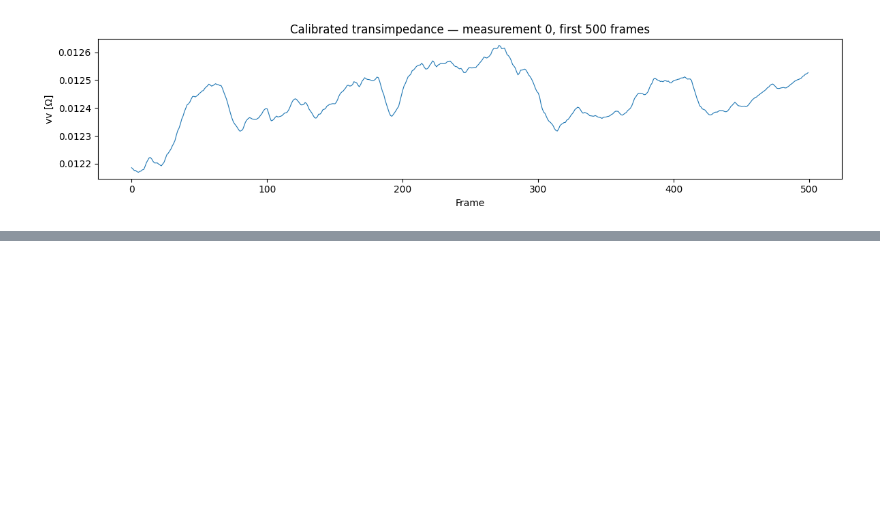
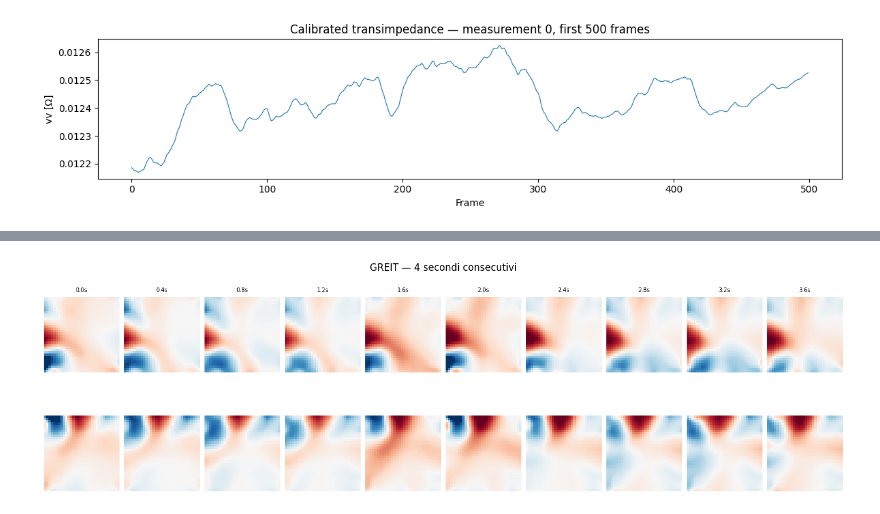
Before and after one commit to Kernel236/fastEIT, a Jupyter notebook: notebooks/03_eit_parser_validation.ipynb, the cells around one changed output, grey strips where cells are left out. Cells and saved outputs as stored; diff of their text form; code cells hidden in the pictures; blank space fills up the shorter version.

```diff
--- a/notebooks/03_eit_parser_validation.ipynb
+++ b/notebooks/03_eit_parser_validation.ipynb
@@ -113,0 +216,22 @@ Frame count difference: 0 (0.0 s)
+# %%
+# Row 0: raw output (before rotation fix — for documentation)
+# Row 1: correct anatomical orientation (rotation already applied in reconstruct_greit)
+ncols = len(selected)
+fig, axes = plt.subplots(2, ncols, figsize=(ncols * 1.4, 2 * 2.2), layout="constrained")
+vmax = np.nanpercentile(np.abs(images[list(frame_idx)]), 99)
+
+for col, idx in enumerate(selected):
+    # Row 0: undo the rotation to show the raw output
+    axes[0, col].imshow(np.rot90(images[idx], k=-1), cmap="RdBu_r", vmin=-vmax, vmax=vmax, origin="lower")
+    axes[0, col].set_title(f"{(idx - t_start)/eit.fs:.1f}s", fontsize=7)
+    axes[0, col].axis("off")
+    # Row 1: as returned by reconstruct_greit (already rotated)
+    axes[1, col].imshow(images[idx], cmap="RdBu_r", vmin=-vmax, vmax=vmax, origin="lower")
+    axes[1, col].axis("off")
+
+axes[0, 0].set_ylabel("prima\n(output diretto)", fontsize=8)
+axes[1, 0].set_ylabel("dopo\n(anatomico)", fontsize=8)
+fig.suptitle("GREIT — 4 secondi consecutivi")
+plt.show()
+# %% [output]
+[figure, added]
```
Also changed, not shown: parts of 27 cells of this notebook.
